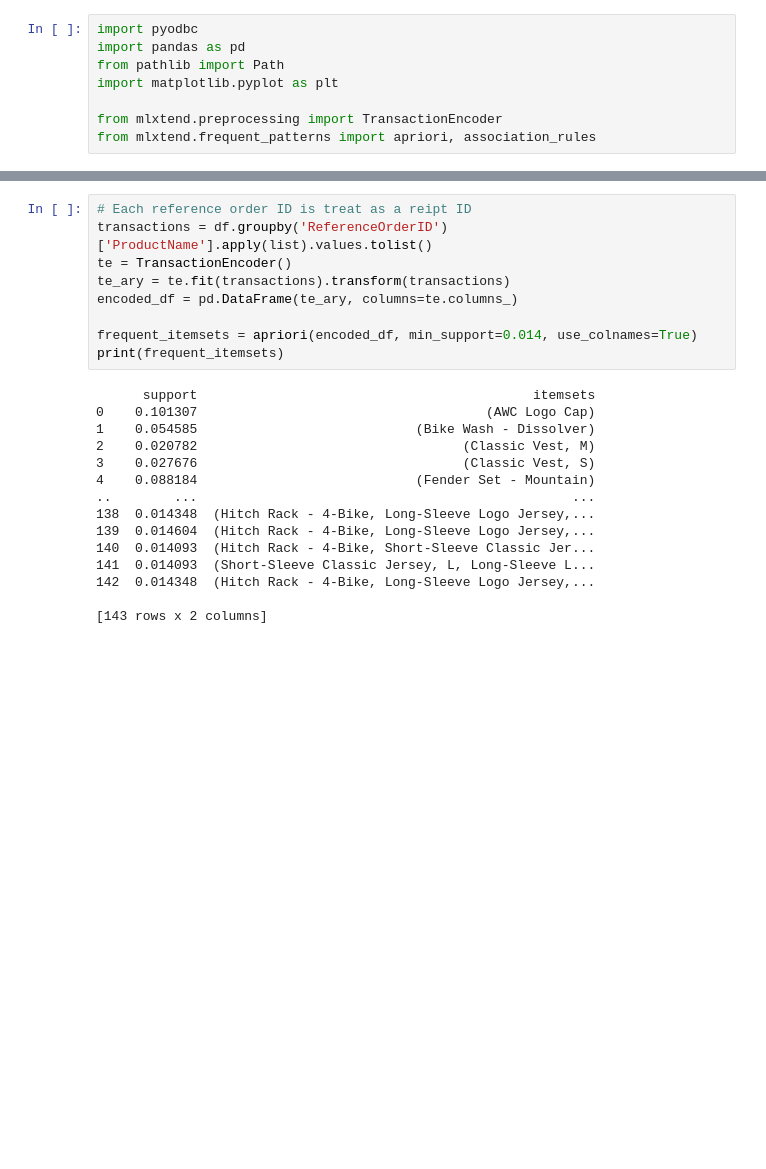
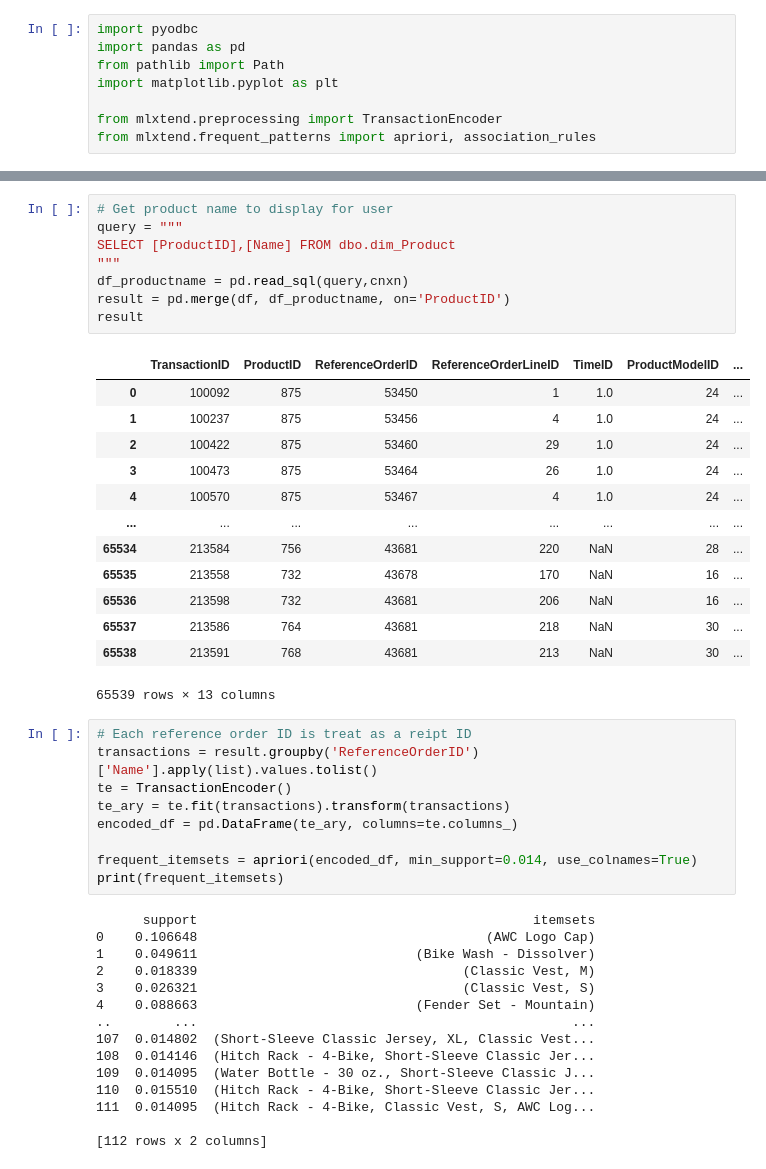
Before and after one commit to hoangg-ng/data_warehouse, a Jupyter notebook: apriori.ipynb, the cells around one changed output, grey strips where cells are left out. Drawn from its saved outputs; the diff is of its cells as text; blank space fills up the shorter version.

```diff
--- a/apriori.ipynb
+++ b/apriori.ipynb
@@ -39,6 +40,28 @@ df
+# %%
+# Get product name to display for user
+query = """
+SELECT [ProductID],[Name] FROM dbo.dim_Product
+"""
+df_productname = pd.read_sql(query,cnxn)
+result = pd.merge(df, df_productname, on='ProductID')
+result
+# %% [output]
+|  | TransactionID | ProductID | ReferenceOrderID | ReferenceOrderLineID | TimeID | ProductModelID | ... |
+| 0 | 100092 | 875 | 53450 | 1 | 1.0 | 24 | ... |
+| 1 | 100237 | 875 | 53456 | 4 | 1.0 | 24 | ... |
+| 2 | 100422 | 875 | 53460 | 29 | 1.0 | 24 | ... |
+| 3 | 100473 | 875 | 53464 | 26 | 1.0 | 24 | ... |
+| 4 | 100570 | 875 | 53467 | 4 | 1.0 | 24 | ... |
+| ... | ... | ... | ... | ... | ... | ... | ... |
+| 65534 | 213584 | 756 | 43681 | 220 | NaN | 28 | ... |
+| 65535 | 213558 | 732 | 43678 | 170 | NaN | 16 | ... |
+| 65536 | 213598 | 732 | 43681 | 206 | NaN | 16 | ... |
+| 65537 | 213586 | 764 | 43681 | 218 | NaN | 30 | ... |
+| 65538 | 213591 | 768 | 43681 | 213 | NaN | 30 | ... |
+65539 rows × 13 columns
 # %%
 # Each reference order ID is treat as a reipt ID
-transactions = df.groupby('ReferenceOrderID')['ProductName'].apply(list).values.tolist()
+transactions = result.groupby('ReferenceOrderID')['Name'].apply(list).values.tolist()
 te = TransactionEncoder()
 te_ary = te.fit(transactions).transform(transactions)
 encoded_df = pd.DataFrame(te_ary, columns=te.columns_)
@@ -47,19 +70,19 @@ frequent_itemsets = apriori(encoded_df, min_support=0.014, use_colnames=True)
 print(frequent_itemsets)
 # %% [output]
       support                                           itemsets
-0    0.101307                                     (AWC Logo Cap)
-1    0.054585                            (Bike Wash - Dissolver)
-2    0.020782                                  (Classic Vest, M)
-3    0.027676                                  (Classic Vest, S)
-4    0.088184                            (Fender Set - Mountain)
+0    0.106648                                     (AWC Logo Cap)
+1    0.049611                            (Bike Wash - Dissolver)
+2    0.018339                                  (Classic Vest, M)
+3    0.026321                                  (Classic Vest, S)
+4    0.088663                            (Fender Set - Mountain)
 ..        ...                                                ...
-138  0.014348  (Hitch Rack - 4-Bike, Long-Sleeve Logo Jersey,...
-139  0.014604  (Hitch Rack - 4-Bike, Long-Sleeve Logo Jersey,...
-140  0.014093  (Hitch Rack - 4-Bike, Short-Sleeve Classic Jer...
-141  0.014093  (Short-Sleeve Classic Jersey, L, Long-Sleeve L...
-142  0.014348  (Hitch Rack - 4-Bike, Long-Sleeve Logo Jersey,...
+107  0.014802  (Short-Sleeve Classic Jersey, XL, Classic Vest...
+108  0.014146  (Hitch Rack - 4-Bike, Short-Sleeve Classic Jer...
+109  0.014095  (Water Bottle - 30 oz., Short-Sleeve Classic J...
+110  0.015510  (Hitch Rack - 4-Bike, Short-Sleeve Classic Jer...
+111  0.014095  (Hitch Rack - 4-Bike, Classic Vest, S, AWC Log...
 
-[143 rows x 2 columns]
+[112 rows x 2 columns]
 # %%
 df_ar = association_rules(frequent_itemsets, metric = "confidence", min_threshold = 0.6)
 df_ar = df_ar[['antecedents','consequents','confidence']]
```
Also changed, not shown: parts of 5 cells of this notebook, 5 other files.
